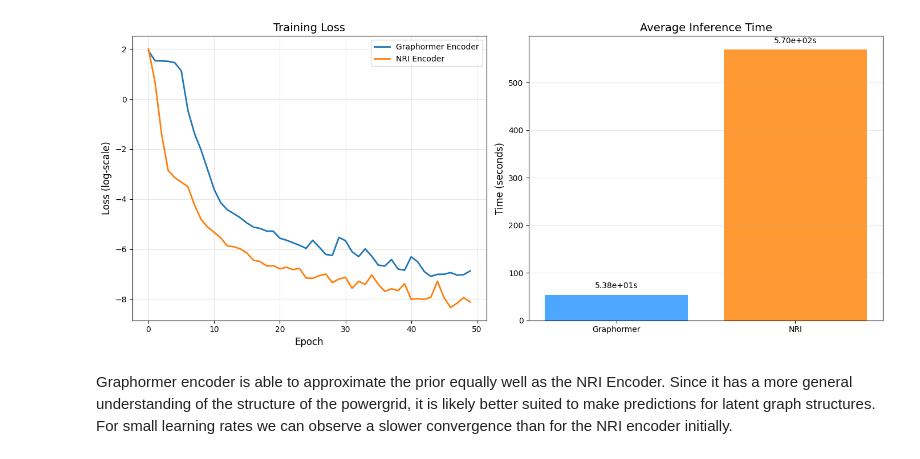
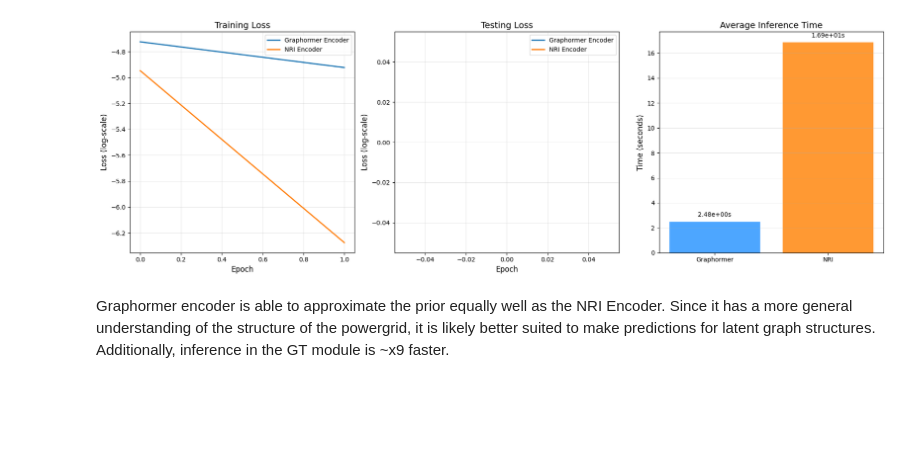
Before and after one commit to HansDampf37/NRI-for-explainable-RL-in-Power-Grids, a Jupyter notebook: visualization/graphormer_vs_nri_encoder_prior_approx.ipynb, the cells around one changed output. Cells and saved outputs as stored; diff of their text form; code cells hidden in the pictures; blank space fills up the shorter version.

Commit message:
improve training and visualization for encoder

```diff
--- a/visualization/graphormer_vs_nri_encoder_prior_approx.ipynb
+++ b/visualization/graphormer_vs_nri_encoder_prior_approx.ipynb
@@ -39,5 +62,5 @@ ds: GraphDataset = create_dataset(env, prior, ds_size)
 # %%
-graphormer_encoder = GraphormerNRIEncoder(x_dim=env.observation_space.x_dim, hidden_dim=16, num_edge_types=2, max_degree=7, max_path_distance=9)
+graphormer_encoder = GraphormerNRIEncoder(x_dim=env.observation_space.x_dim, hidden_dim=16, num_layers=1, num_edge_types=2, max_degree=7, max_path_distance=9)
 nri_encoder = Encoder(x_dim=env.observation_space.x_dim, hidden_dim=16, num_edge_types=2, dropout_prob=0.0)
 
 results = {
@@ -52,5 +75,5 @@ encoders = {
 
 for name, encoder in encoders.items():
     start = time.time()
-    results[name]["loss"] = train(encoder, ds, num_epochs=50)
+    results[name]["loss"] = train(encoder, ds, num_epochs=2, evaluate_every_k_epochs=50)
     results[name]["time"] = (time.time() - start)
@@ -75,39 +80,57 @@ for name, encoder in encoders.items():
 # %%
-fig, axes = plt.subplots(1, 2, figsize=(14, 6))
+fig, axes = plt.subplots(1, 3, figsize=(18, 6))
 
 # ----- Loss Plot -----
-axes[0].plot(np.log(np.array(results["Graphormer"]["loss"]) + eps), label="Graphormer Encoder", linewidth=2)
-axes[0].plot(np.log(np.array(results["NRI"]["loss"]) + eps), label="NRI Encoder", linewidth=2)
+graphormer_train_loss = np.log(np.array([train for train, _ in results["Graphormer"]["loss"]]) + eps)
+nri_train_loss = np.log(np.array([train for train, _ in results["NRI"]["loss"]]) + eps)
+axes[0].plot(graphormer_train_loss, label="Graphormer Encoder", linewidth=2)
+axes[0].plot(nri_train_loss, label="NRI Encoder", linewidth=2)
 
 axes[0].set_title("Training Loss", fontsize=14)
 axes[0].set_xlabel("Epoch", fontsize=12)
 axes[0].set_ylabel("Loss (log-scale)", fontsize=12)
 axes[0].grid(alpha=0.3)
 axes[0].legend()
 
+# ----- Testing Loss Plot -----
+graphormer_test_loss = np.log(np.array([test for _, test in results["Graphormer"]["loss"]], dtype=np.float32) + eps)
+nri_test_loss = np.log(np.array([test for _, test in results["NRI"]["loss"]], dtype=np.float32) + eps)
+x = np.arange(len(graphormer_test_loss))
+graphormer_mask = ~np.isnan(graphormer_test_loss)
+nri_mask = ~np.isnan(nri_test_loss)
+
+axes[1].plot(x[graphormer_mask], graphormer_test_loss[graphormer_mask], label="Graphormer Encoder", linewidth=2)
+axes[1].plot(x[nri_mask], nri_test_loss[nri_mask], label="NRI Encoder", linewidth=2)
+
+axes[1].set_title("Testing Loss", fontsize=14)
+axes[1].set_xlabel("Epoch", fontsize=12)
+axes[1].set_ylabel("Loss (log-scale)", fontsize=12)
+axes[1].grid(alpha=0.3)
+axes[1].legend()
+
 # ----- Inference Time Bar Chart -----
 methods = ["Graphormer", "NRI"]
 values = [results["Graphormer"]["time"], results["NRI"]["time"]]
 
-bars = axes[1].bar(methods, values, color=["#4da6ff", "#ff9933"])
+bars = axes[2].bar(methods, values, color=["#4da6ff", "#ff9933"])
 
 # Add exact value labels above bars
 for bar, val in zip(bars, values):
-    axes[1].annotate(f"{val:.2e}s",
+    axes[2].annotate(f"{val:.2e}s",
                      xy=(bar.get_x() + bar.get_width() / 2, val),
                      xytext=(0, 6),
                      textcoords="offset points",
                      ha="center", va="bottom",
                      fontsize=10)
 
-axes[1].set_title("Average Inference Time", fontsize=14)
-axes[1].set_ylabel("Time (seconds)", fontsize=12)
-axes[1].grid(axis="y", alpha=0.3)
+axes[2].set_title("Average Inference Time", fontsize=14)
+axes[2].set_ylabel("Time (seconds)", fontsize=12)
+axes[2].grid(axis="y", alpha=0.3)
 
 plt.tight_layout()
 plt.show()
 # %% [output]
-[figure, old version]
+[figure, new version]
 # %% [markdown]
-Graphormer encoder is able to approximate the prior equally well as the NRI Encoder. Since it has a more general understanding of the structure of the powergrid, it is likely better suited to make predictions for latent graph structures. For small learning rates we can observe a slower convergence than for the NRI encoder initially.
+Graphormer encoder is able to approximate the prior equally well as the NRI Encoder. Since it has a more general understanding of the structure of the powergrid, it is likely better suited to make predictions for latent graph structures. Additionally, inference in the GT module is ~x9 faster.
 # %%
```
Also changed, not shown: parts of 5 cells of this notebook, 2 other files.
